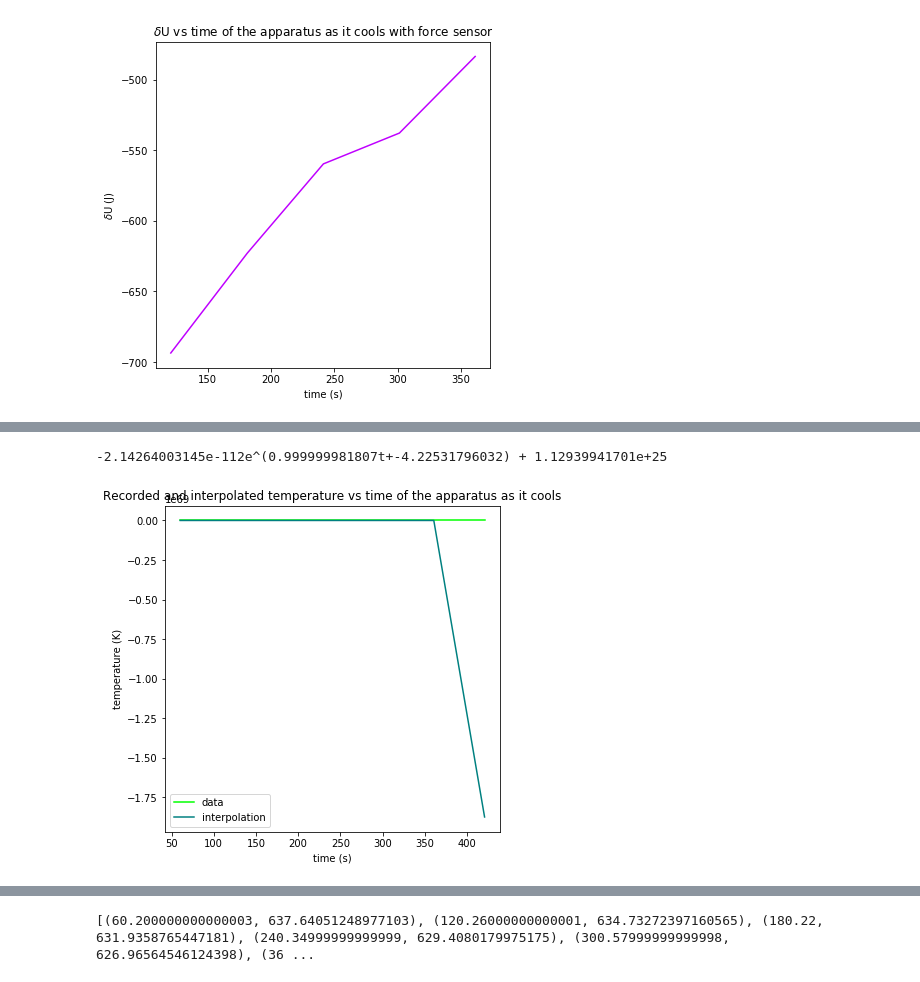
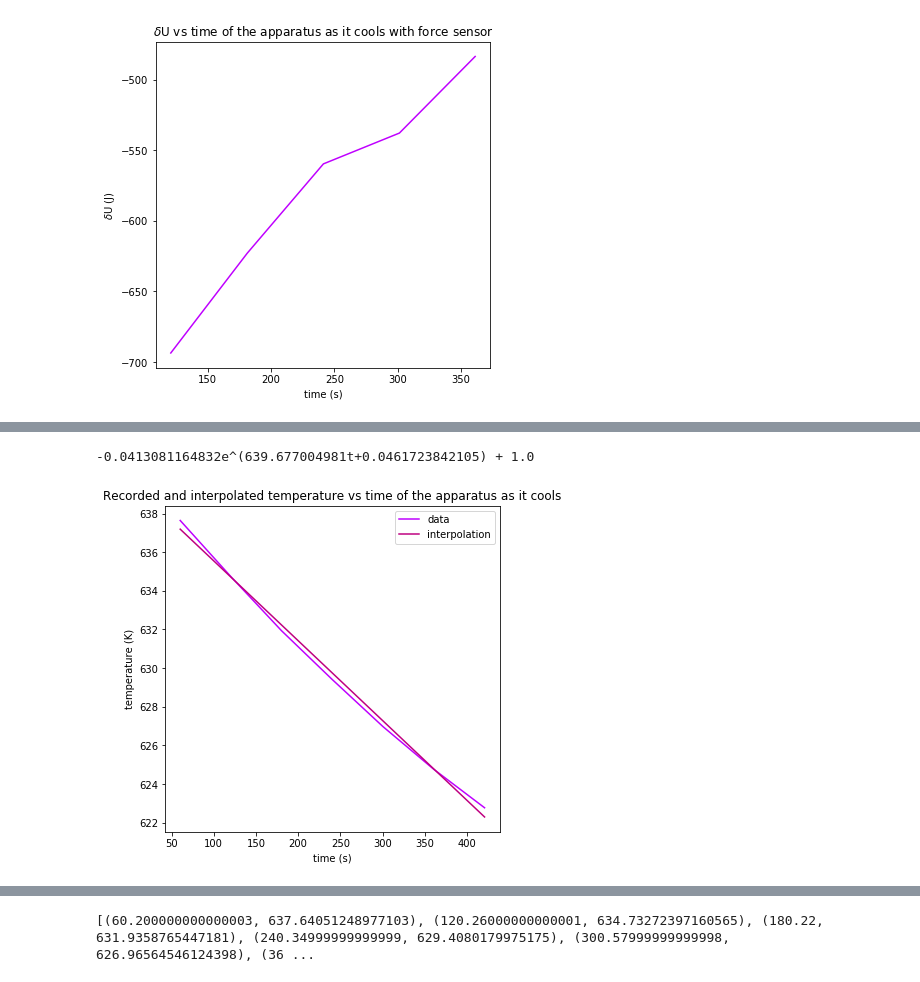
Before and after one commit to kaceyaurum/PHY-252-labs, a Jupyter notebook: lab3.ipynb, the cells around one changed output, grey strips where cells are left out. Cells and saved outputs as stored; diff of their text form; code cells hidden in the pictures.

Commit message:
Lab 4 data

```diff
--- a/lab3.ipynb
+++ b/lab3.ipynb
@@ -332,6 +332,6 @@ for i in range(len(nospringhdeltau)):
 # %%
 import scipy.optimize
 # %%
-def interpu(t, A, C, B, D):
-    y = (A*np.e**(C*t+D)+B)
+def interpu(t, A, B):
+    y = (A*t + B)
     return y
@@ -338,23 +407,23 @@ def interpu(t, A, C, B, D):
 # %%
 params = scipy.optimize.curve_fit(interpu, nospringcnotdeltatt, nospringctemp)
 
 param = params[0]
 
 A = param[0]
 C = param[1]
-B = param[2]
-D = param[3]
+# B = param[2]
+# D = param[3]
 print(str(A)+'e^('+str(C)+'t+'+str(D)+') + '+str(B))
 fig = plt.figure(figsize=(6,6))
 ax = fig.add_subplot(111)
-ax.plot(nospringcnotdeltatt,nospringctemp, c=(0,1,0), label='data')
-interpt = [A*np.e**(C*t+D)+B for t in nospringcnotdeltatt]
-ax.plot(nospringcnotdeltatt, interpt, c=(0,.5,.5), label='interpolation')
+ax.plot(nospringcnotdeltatt,nospringctemp, c=(.75,0,1), label='data')
+interpt = [A*t + C for t in nospringcnotdeltatt]
+ax.plot(nospringcnotdeltatt, interpt, c=(.75,0,.5), label='interpolation')
 ax.set_xlabel('time (s)')
 ax.set_ylabel('temperature (K)')
 ax.legend(loc='best')
 ax.set_title('Recorded and interpolated temperature vs time of the apparatus as it cools')
 ax.figure.savefig('intT-t-nospring-c')
 # %% [output]
--2.14264003145e-112e^(0.999999981807t+-4.22531796032) + 1.12939941701e+25
+-0.0413081164832e^(639.677004981t+0.0461723842105) + 1.0
-[figure, old version]
+[figure, new version]
```
Also changed, not shown: parts of 14 cells of this notebook, 10 other files.
